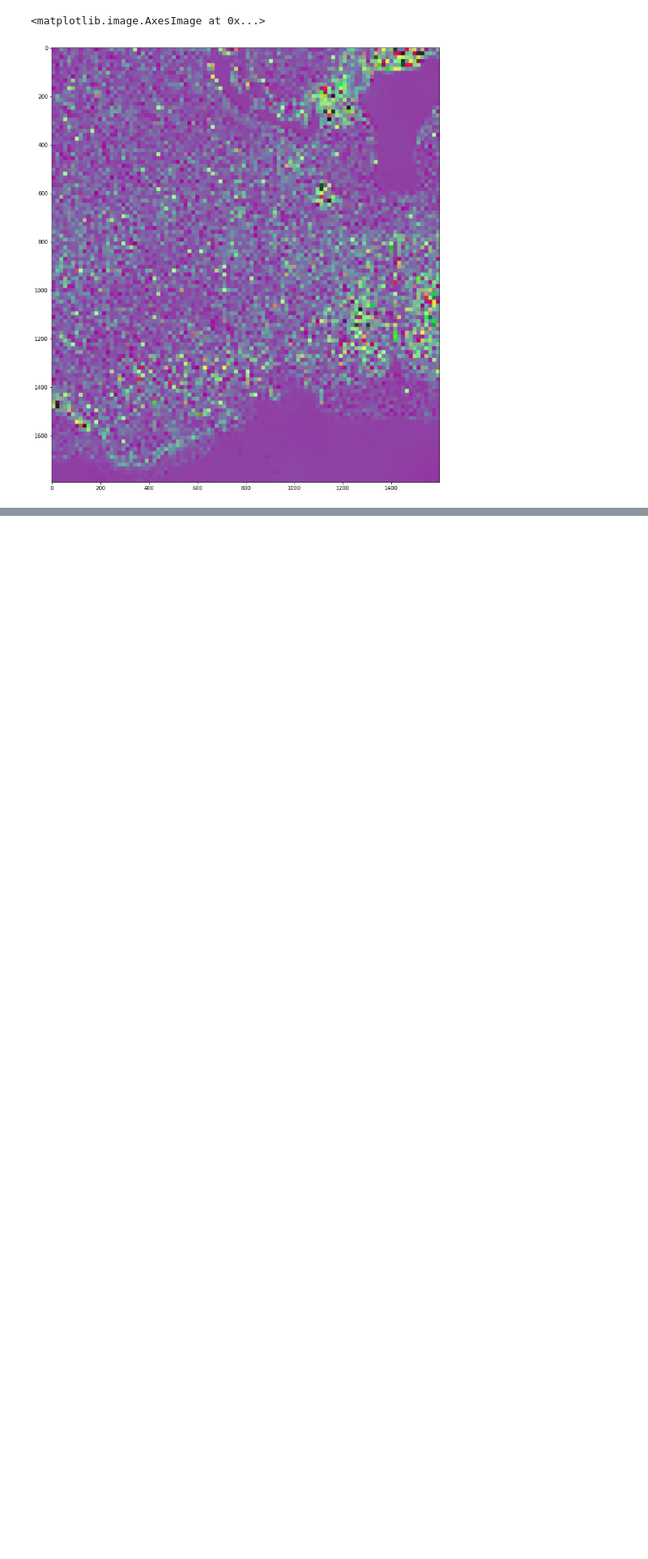
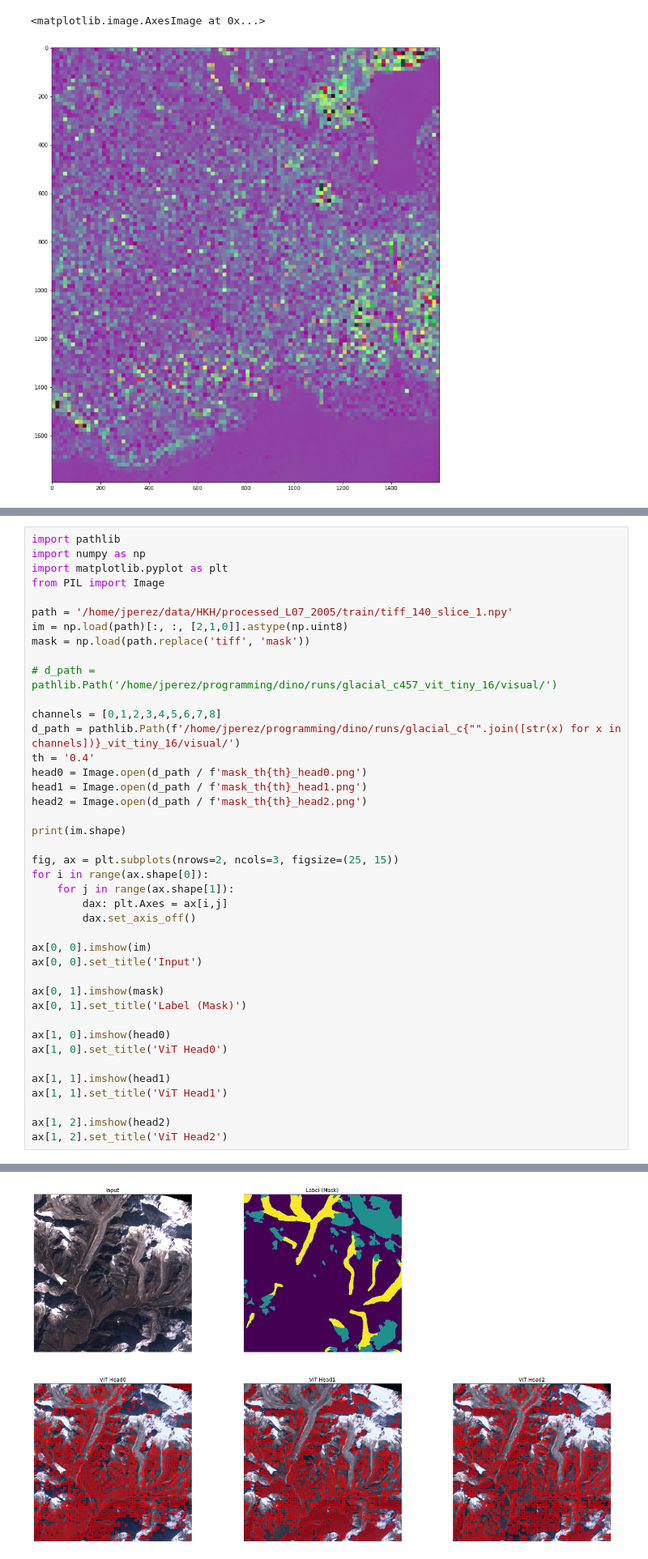
Before and after one commit to DeveloperJose/dino, a Jupyter notebook: alex_visual.ipynb, the cells around one changed output, grey strips where cells are left out. Shown at 81% size. Cells and saved outputs as stored; diff of their text form; blank space fills up the shorter version.

Commit message:
Can run dino on Alex and Bibek's datasets now

```diff
--- a/alex_visual.ipynb
+++ b/alex_visual.ipynb
@@ -79,0 +67,42 @@ CUDA_VISIBLE_DEVICES=1 python visualize_attention.py --arch vit_tiny --patch_siz
+# %%
+import pathlib
+import numpy as np
+import matplotlib.pyplot as plt
+from PIL import Image
+
+path = '/home/jperez/data/HKH/processed_L07_2005/train/tiff_140_slice_1.npy'
+im = np.load(path)[:, :, [2,1,0]].astype(np.uint8)
+mask = np.load(path.replace('tiff', 'mask'))
+
+# d_path = pathlib.Path('/home/jperez/programming/dino/runs/glacial_c457_vit_tiny_16/visual/')
+
+channels = [0,1,2,3,4,5,6,7,8]
+d_path = pathlib.Path(f'/home/jperez/programming/dino/runs/glacial_c{"".join([str(x) for x in channels])}_vit_tiny_16/visual/')
+th = '0.4'
+head0 = Image.open(d_path / f'mask_th{th}_head0.png')
+head1 = Image.open(d_path / f'mask_th{th}_head1.png')
+head2 = Image.open(d_path / f'mask_th{th}_head2.png')
+
+print(im.shape)
+
+fig, ax = plt.subplots(nrows=2, ncols=3, figsize=(25, 15))
+for i in range(ax.shape[0]):
+    for j in range(ax.shape[1]):
+        dax: plt.Axes = ax[i,j]
+        dax.set_axis_off()
+
+ax[0, 0].imshow(im)
+ax[0, 0].set_title('Input')
+
+ax[0, 1].imshow(mask)
+ax[0, 1].set_title('Label (Mask)')
+
+ax[1, 0].imshow(head0)
+ax[1, 0].set_title('ViT Head0')
+
+ax[1, 1].imshow(head1)
+ax[1, 1].set_title('ViT Head1')
+
+ax[1, 2].imshow(head2)
+ax[1, 2].set_title('ViT Head2')
+# %% [output]
@@ -79,0 +111 @@ CUDA_VISIBLE_DEVICES=1 python visualize_attention.py --arch vit_tiny --patch_siz
+[figure, added]
```
Also changed, not shown: parts of 6 cells of this notebook, 7 other files.
